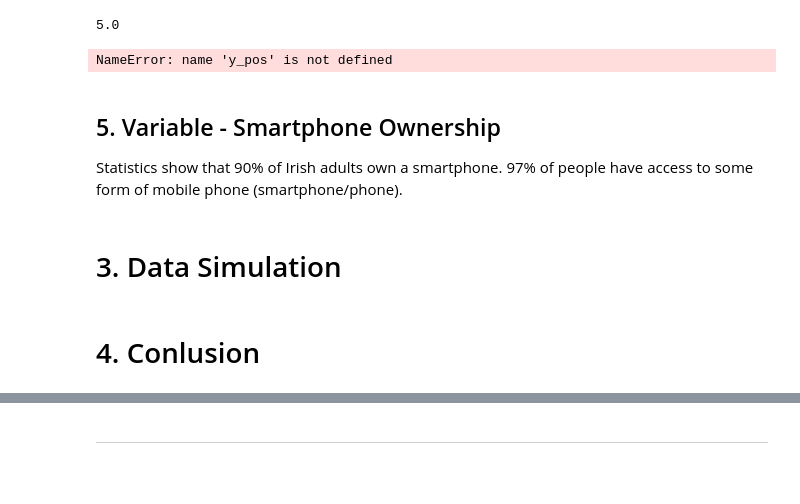
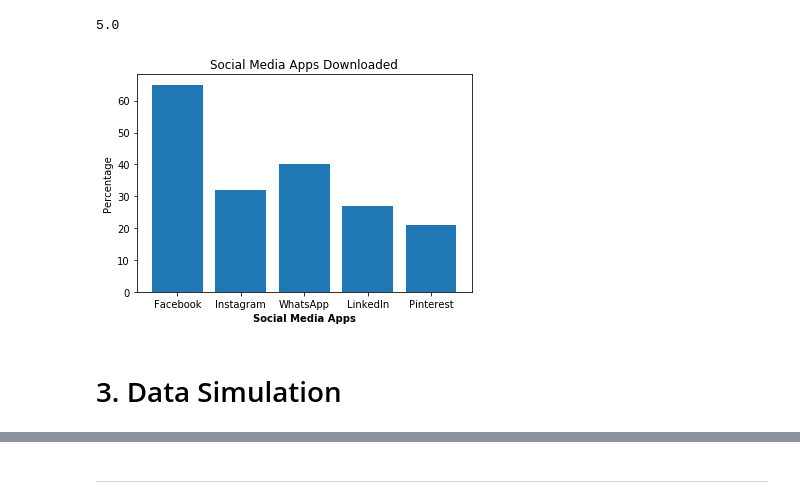
Before and after one commit to simonava5/ProgrammingProject, a Jupyter notebook: Real Life Data.ipynb, the cells around one changed output, grey strips where cells are left out. Saved outputs shown, nothing was run; the diff lists cells and outputs as text; code cells hidden in the pictures; blank space fills up the shorter version.

```diff
--- a/Real Life Data.ipynb
+++ b/Real Life Data.ipynb
@@ -164,20 +179,17 @@ max(social)
 # %%
 # Create data
 height = [65, 32, 40, 27, 21]
 bars = ('Facebook', 'Instagram', 'WhatsApp', 'LinkedIn', 'Pinterest')
 
 # Create bars
+y_pos = np.arange(len(bars))
 plt.bar(y_pos, height)
 
 # Create names on the x-axis
 plt.xticks(y_pos, bars)
 plt.xlabel('Social Media Apps', fontweight='bold', color = 'black')
 plt.ylabel("Percentage")
 plt.title("Social Media Apps Downloaded")
 plt.show()
 # %% [output]
-NameError: name 'y_pos' is not defined
+[figure, added]
-# %% [markdown]
-## 5. Variable - Smartphone Ownership
-
-Statistics show that 90% of Irish adults own a smartphone. 97% of people have access to some form of mobile phone (smartphone/phone).
@@ -189,4 +196,2 @@ min(s)
 # %% [markdown]
 # 3. Data Simulation
-# %% [markdown]
-# 4. Conlusion
```
Also changed, not shown: parts of 31 cells of this notebook.
